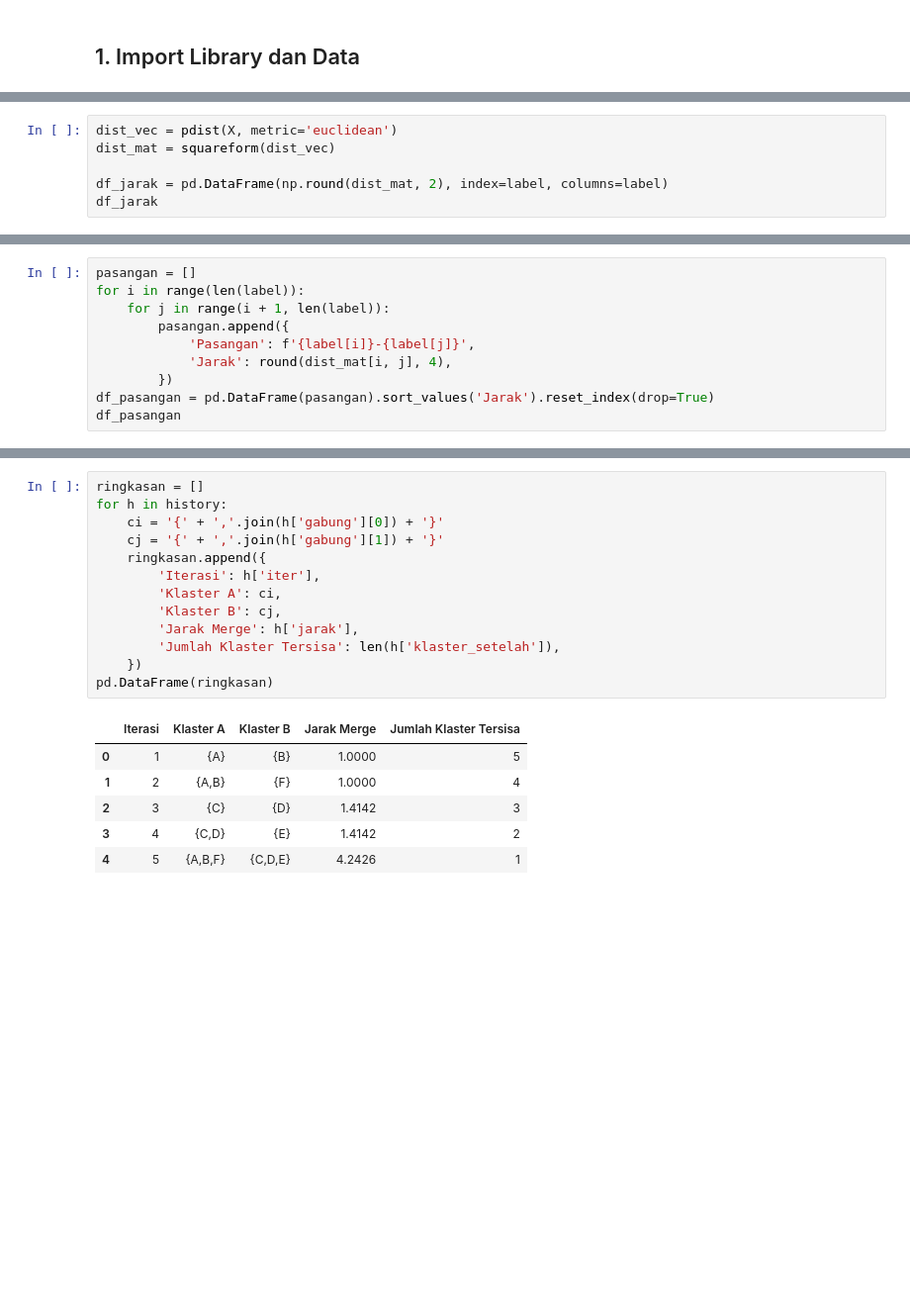
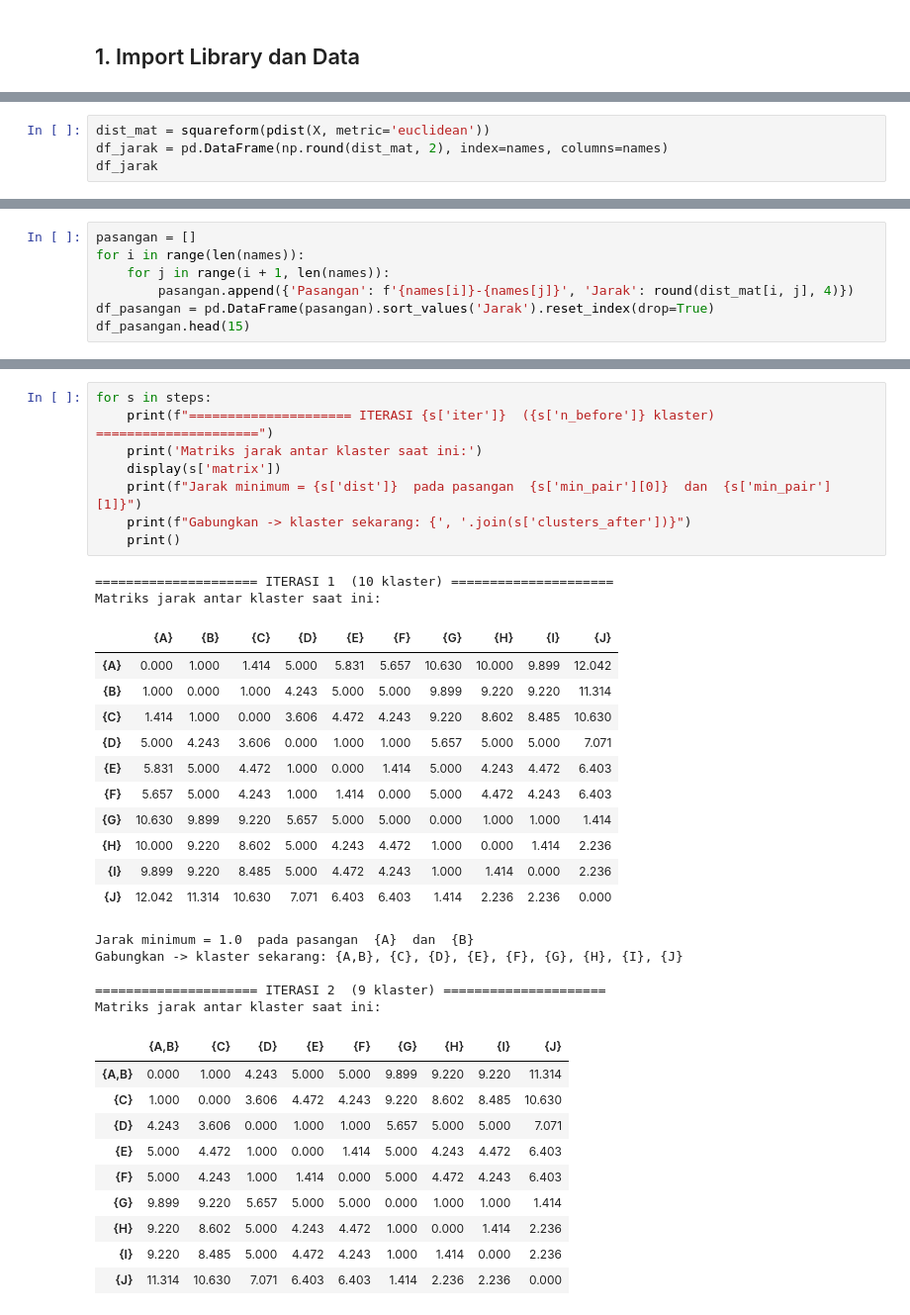
Before and after one commit to ravi-arnan/DataMining, a Jupyter notebook: Tugas3_Agglomerative.ipynb, the cells around one changed output, grey strips where cells are left out. Shown at 99% size. Drawn from its saved outputs; the diff is of its cells as text; blank space fills up the shorter version.

```diff
--- a/Tugas3_Agglomerative.ipynb
+++ b/Tugas3_Agglomerative.ipynb
@@ -83,7 +99,5 @@ Karena ada 6 data, matriks jarak berukuran **6 × 6** simetris dengan diagonal n
 # %%
-dist_vec = pdist(X, metric='euclidean')
-dist_mat = squareform(dist_vec)
-
-df_jarak = pd.DataFrame(np.round(dist_mat, 2), index=label, columns=label)
+dist_mat = squareform(pdist(X, metric='euclidean'))
+df_jarak = pd.DataFrame(np.round(dist_mat, 2), index=names, columns=names)
 df_jarak
 # %% [output]
@@ -101,13 +119,10 @@ Cell ini mencetak **15 pasangan jarak** secara terurut dari yang terkecil. Bergu
 # %%
 pasangan = []
-for i in range(len(label)):
-    for j in range(i + 1, len(label)):
-        pasangan.append({
-            'Pasangan': f'{label[i]}-{label[j]}',
-            'Jarak': round(dist_mat[i, j], 4),
-        })
+for i in range(len(names)):
+    for j in range(i + 1, len(names)):
+        pasangan.append({'Pasangan': f'{names[i]}-{names[j]}', 'Jarak': round(dist_mat[i, j], 4)})
 df_pasangan = pd.DataFrame(pasangan).sort_values('Jarak').reset_index(drop=True)
-df_pasangan
+df_pasangan.head(15)
 # %% [output]
 |  | Pasangan | Jarak |
 | 0 | A-B | 1.0000 |
@@ -217,20 +219,37 @@ Tabel ringkasan urutan penggabungan dari *history* di atas. Kolom `Jarak Merge`
 # %%
-ringkasan = []
-for h in history:
-    ci = '{' + ','.join(h['gabung'][0]) + '}'
-    cj = '{' + ','.join(h['gabung'][1]) + '}'
-    ringkasan.append({
-        'Iterasi': h['iter'],
-        'Klaster A': ci,
-        'Klaster B': cj,
-        'Jarak Merge': h['jarak'],
-        'Jumlah Klaster Tersisa': len(h['klaster_setelah']),
-    })
-pd.DataFrame(ringkasan)
+for s in steps:
+    print(f"===================== ITERASI {s['iter']}  ({s['n_before']} klaster) =====================")
+    print('Matriks jarak antar klaster saat ini:')
+    display(s['matrix'])
+    print(f"Jarak minimum = {s['dist']}  pada pasangan  {s['min_pair'][0]}  dan  {s['min_pair'][1]}")
+    print(f"Gabungkan -> klaster sekarang: {', '.join(s['clusters_after'])}")
+    print()
 # %% [output]
+===================== ITERASI 1  (10 klaster) =====================
+Matriks jarak antar klaster saat ini:
-|  | Iterasi | Klaster A | Klaster B | Jarak Merge | Jumlah Klaster Tersisa |
-| 0 | 1 | {A} | {B} | 1.0000 | 5 |
-| 1 | 2 | {A,B} | {F} | 1.0000 | 4 |
-| 2 | 3 | {C} | {D} | 1.4142 | 3 |
-| 3 | 4 | {C,D} | {E} | 1.4142 | 2 |
-| 4 | 5 | {A,B,F} | {C,D,E} | 4.2426 | 1 |
+|  | {A} | {B} | {C} | {D} | {E} | {F} | {G} | {H} | {I} | {J} |
+| {A} | 0.000 | 1.000 | 1.414 | 5.000 | 5.831 | 5.657 | 10.630 | 10.000 | 9.899 | 12.042 |
+| {B} | 1.000 | 0.000 | 1.000 | 4.243 | 5.000 | 5.000 | 9.899 | 9.220 | 9.220 | 11.314 |
+| {C} | 1.414 | 1.000 | 0.000 | 3.606 | 4.472 | 4.243 | 9.220 | 8.602 | 8.485 | 10.630 |
+| {D} | 5.000 | 4.243 | 3.606 | 0.000 | 1.000 | 1.000 | 5.657 | 5.000 | 5.000 | 7.071 |
+| {E} | 5.831 | 5.000 | 4.472 | 1.000 | 0.000 | 1.414 | 5.000 | 4.243 | 4.472 | 6.403 |
+| {F} | 5.657 | 5.000 | 4.243 | 1.000 | 1.414 | 0.000 | 5.000 | 4.472 | 4.243 | 6.403 |
+| {G} | 10.630 | 9.899 | 9.220 | 5.657 | 5.000 | 5.000 | 0.000 | 1.000 | 1.000 | 1.414 |
+| {H} | 10.000 | 9.220 | 8.602 | 5.000 | 4.243 | 4.472 | 1.000 | 0.000 | 1.414 | 2.236 |
+| {I} | 9.899 | 9.220 | 8.485 | 5.000 | 4.472 | 4.243 | 1.000 | 1.414 | 0.000 | 2.236 |
+| {J} | 12.042 | 11.314 | 10.630 | 7.071 | 6.403 | 6.403 | 1.414 | 2.236 | 2.236 | 0.000 |
+Jarak minimum = 1.0  pada pasangan  {A}  dan  {B}
+Gabungkan -> klaster sekarang: {A,B}, {C}, {D}, {E}, {F}, {G}, {H}, {I}, {J}
+
+===================== ITERASI 2  (9 klaster) =====================
+Matriks jarak antar klaster saat ini:
+|  | {A,B} | {C} | {D} | {E} | {F} | {G} | {H} | {I} | {J} |
+| {A,B} | 0.000 | 1.000 | 4.243 | 5.000 | 5.000 | 9.899 | 9.220 | 9.220 | 11.314 |
+| {C} | 1.000 | 0.000 | 3.606 | 4.472 | 4.243 | 9.220 | 8.602 | 8.485 | 10.630 |
+| {D} | 4.243 | 3.606 | 0.000 | 1.000 | 1.000 | 5.657 | 5.000 | 5.000 | 7.071 |
+| {E} | 5.000 | 4.472 | 1.000 | 0.000 | 1.414 | 5.000 | 4.243 | 4.472 | 6.403 |
+| {F} | 5.000 | 4.243 | 1.000 | 1.414 | 0.000 | 5.000 | 4.472 | 4.243 | 6.403 |
+| {G} | 9.899 | 9.220 | 5.657 | 5.000 | 5.000 | 0.000 | 1.000 | 1.000 | 1.414 |
+| {H} | 9.220 | 8.602 | 5.000 | 4.243 | 4.472 | 1.000 | 0.000 | 1.414 | 2.236 |
+| {I} | 9.220 | 8.485 | 5.000 | 4.472 | 4.243 | 1.000 | 1.414 | 0.000 | 2.236 |
+| {J} | 11.314 | 10.630 | 7.071 | 6.403 | 6.403 | 1.414 | 2.236 | 2.236 | 0.000 |
```
Also changed, not shown: parts of 48 cells of this notebook.
